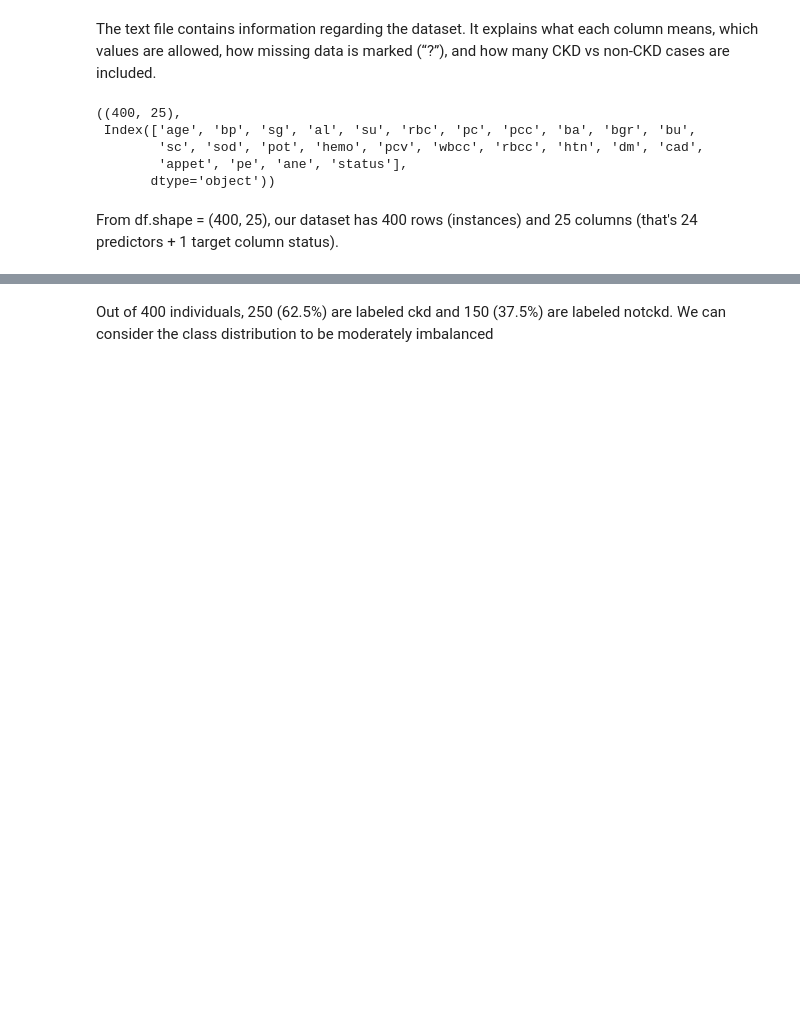
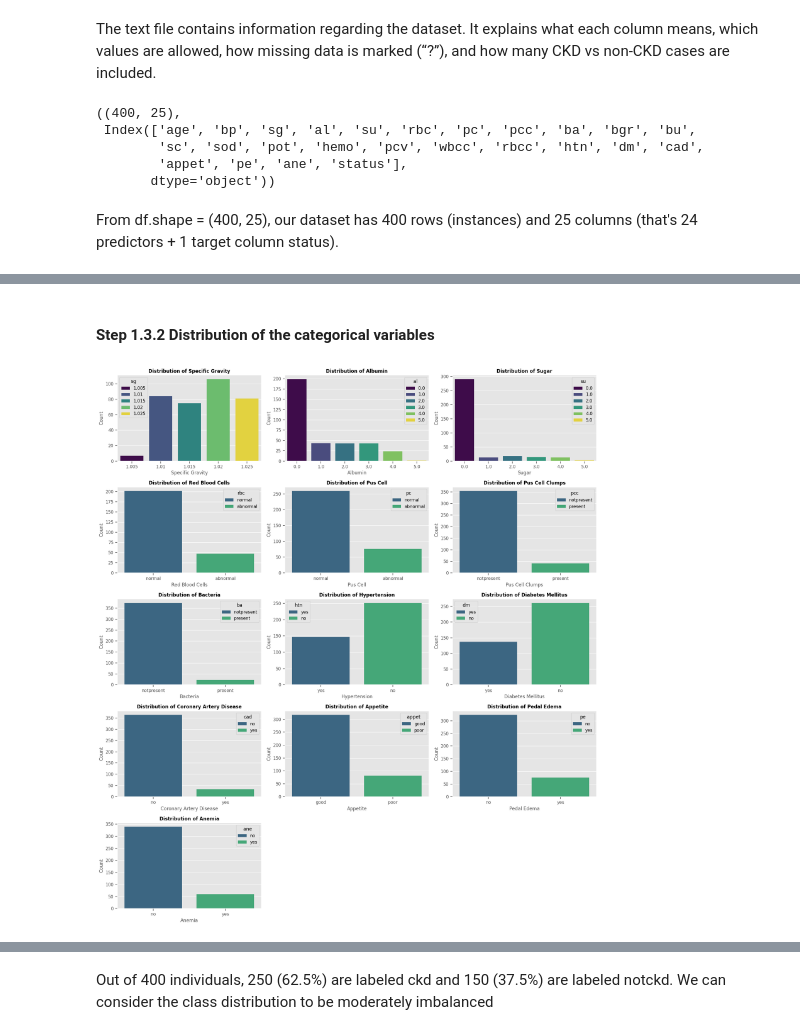
Before and after one commit to gitxnav/SP-Final-Project, a Jupyter notebook: src/notebooks/FinalProjectSP_Nav.ipynb, the cells around one changed output, grey strips where cells are left out. Saved outputs shown, nothing was run; the diff lists cells and outputs as text; code cells hidden in the pictures; blank space fills up the shorter version.

```diff
--- a/src/notebooks/FinalProjectSP_Nav.ipynb
+++ b/src/notebooks/FinalProjectSP_Nav.ipynb
@@ -90,0 +196,44 @@ df.describe()
+# %% [markdown]
+#### **Step 1.3.2 Distribution of the categorical variables**
+# %%
+#Dictionary mapping categorical columns to full names
+categorical_cols_mapping = {
+    'sg': 'Specific Gravity',
+    'al': 'Albumin',
+    'su': 'Sugar',
+    'rbc': 'Red Blood Cells',
+    'pc': 'Pus Cell',
+    'pcc': 'Pus Cell Clumps',
+    'ba': 'Bacteria',
+    'htn': 'Hypertension',
+    'dm': 'Diabetes Mellitus',
+    'cad': 'Coronary Artery Disease',
+    'appet': 'Appetite',
+    'pe': 'Pedal Edema',
+    'ane': 'Anemia'
+}
+
+# Setup the plotting grid (5 rows x 3 columns)
+fig, axes = plt.subplots(5, 3, figsize=(18, 20))
+axes = axes.flatten()
+
+for i, (col, full_name) in enumerate(categorical_cols_mapping.items()):
+    # Sort order for ordinal variables (sg, al, su) to make the plot logical
+    order = sorted(df[col].dropna().unique()) if col in ['sg', 'al', 'su'] else None
+
+    # Create Count Plot
+    sns.countplot(x=col, data=df, ax=axes[i], palette='viridis', order=order, hue= col)
+
+    # Styling
+    axes[i].set_title(f'Distribution of {full_name}', fontsize=12, fontweight='bold')
+    axes[i].set_xlabel(full_name)
+    axes[i].set_ylabel('Count')
+
+# Remove empty subplots
+for j in range(len(categorical_cols_mapping), len(axes)):
+    fig.delaxes(axes[j])
+
+plt.tight_layout()
+plt.show()
+# %% [output]
+[figure, added]
```
Also changed, not shown: parts of 105 cells of this notebook, 2 other files.
